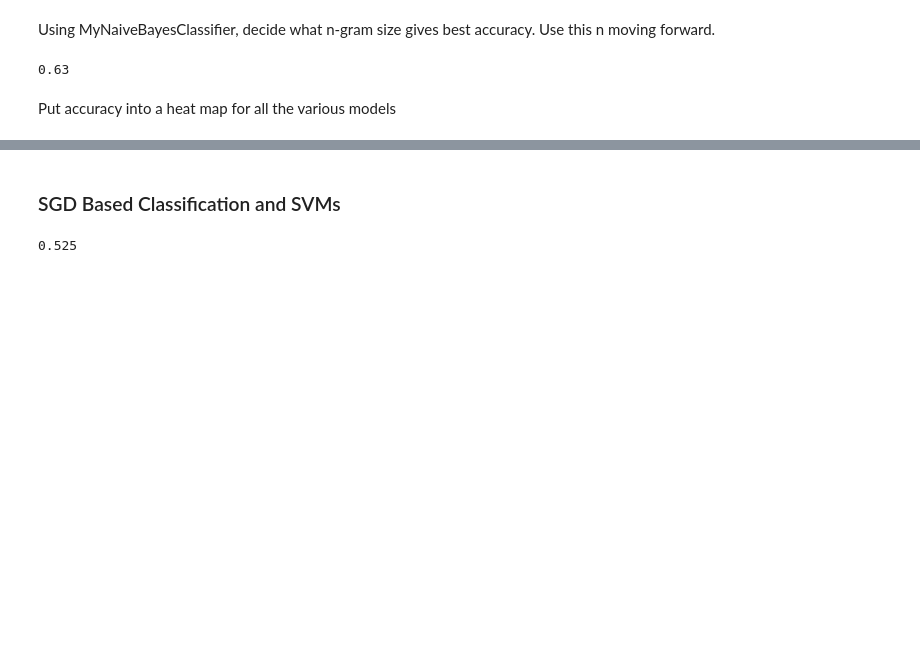
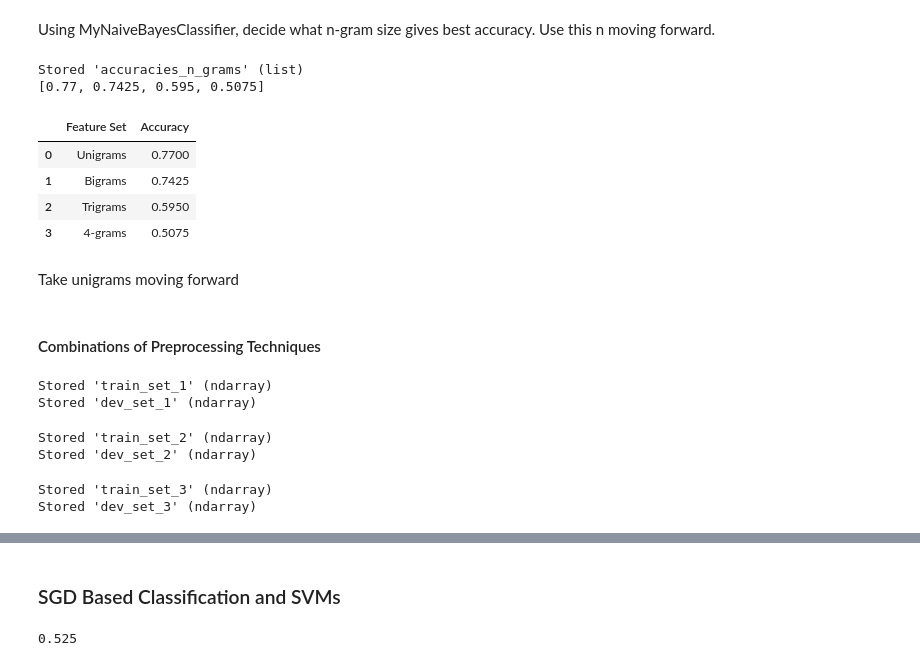
Before and after one commit to LChilvers05/NLP_Sentiment_Analysis, a Jupyter notebook: assignment.ipynb, the cells around one changed output, grey strips where cells are left out. Saved outputs shown, nothing was run; the diff lists cells and outputs as text; code cells hidden in the pictures; blank space fills up the shorter version.

```diff
--- a/assignment.ipynb
+++ b/assignment.ipynb
@@ -152,13 +165,71 @@ for i, train_set in enumerate(train_sets):
     accuracies_n_grams.append(accuracy_score(y_dev, predictions))
 
 %store accuracies_n_grams
-print(accuracies_n_grams)
+# %% [output]
+Stored 'accuracies_n_grams' (list)
+[0.77, 0.7425, 0.595, 0.5075]
-# %%
-clf = MultinomialNB()
-clf.fit(train_set_1, y_train)
-predictions = clf.predict(dev_set_1)
-accuracy_score(y_dev, predictions)
-# %% [output]
-0.63
-# %% [markdown]
-Put accuracy into a heat map for all the various models
+# %%
+%store -r accuracies_n_grams
+
+# present accuracies in data frame
+feature_set_names = ['Unigrams', 'Bigrams', 'Trigrams', '4-grams']
+data_frame = pd.DataFrame(columns=['Feature Set', 'Accuracy'])
+for i, feature_set_name in enumerate(feature_set_names):
+    data_frame = data_frame.append({'Feature Set': feature_set_name, 'Accuracy': accuracies_n_grams[i]}, ignore_index=True)
+
+data_frame
+# %% [output]
+|  | Feature Set | Accuracy |
+| 0 | Unigrams | 0.7700 |
+| 1 | Bigrams | 0.7425 |
+| 2 | Trigrams | 0.5950 |
+| 3 | 4-grams | 0.5075 |
+# %% [markdown]
+Take unigrams moving forward
+# %% [markdown]
+<h4>Combinations of Preprocessing Techniques</h4>
+# %%
+# Feature Set 1: stopwords removed, punctuation removed, lowercase, lemmatisation, TF-IDF
+preprocessor = MyPreprocessor()
+train_revs = preprocessor.preprocess(x_train, n_gram_len=1, is_stopwords_removed=True, is_punctuation_removed=True, is_lowercase=True, is_lemmatisation=True)
+dev_revs = preprocessor.preprocess(x_dev, n_gram_len=1, is_stopwords_removed=True, is_punctuation_removed=True, is_lowercase=True, is_lemmatisation=True)
+
+feature_generator = MyFeatureGenerator(preprocessor.vocab)
+train_set_1 = feature_generator.generate_features(train_revs, NormTech.TF_IDF)
+dev_set_1 = feature_generator.generate_features(dev_revs, NormTech.TF_IDF)
+
+%store train_set_1
+%store dev_set_1
+# %% [output]
+Stored 'train_set_1' (ndarray)
+Stored 'dev_set_1' (ndarray)
+# %%
+# Feature Set 2: stopwords removed, punctuation NOT removed, NOT lowercase, lemmatisation, TF-IDF
+preprocessor = MyPreprocessor()
+train_revs = preprocessor.preprocess(x_train, n_gram_len=1, is_stopwords_removed=True, is_punctuation_removed=False, is_lowercase=False, is_lemmatisation=True)
+dev_revs = preprocessor.preprocess(x_dev, n_gram_len=1, is_stopwords_removed=True, is_punctuation_removed=False, is_lowercase=False, is_lemmatisation=True)
+
+feature_generator = MyFeatureGenerator(preprocessor.vocab)
+train_set_2 = feature_generator.generate_features(train_revs, NormTech.TF_IDF)
+dev_set_2 = feature_generator.generate_features(dev_revs, NormTech.TF_IDF)
+
+%store train_set_2
+%store dev_set_2
+# %% [output]
+Stored 'train_set_2' (ndarray)
+Stored 'dev_set_2' (ndarray)
+# %%
+# Feature Set 3: stopwords removed, punctuation removed, lowercase, lemmatisation, PPMI
+preprocessor = MyPreprocessor()
+train_revs = preprocessor.preprocess(x_train, n_gram_len=1, is_stopwords_removed=True, is_punctuation_removed=True, is_lowercase=True, is_lemmatisation=True)
+dev_revs = preprocessor.preprocess(x_dev, n_gram_len=1, is_stopwords_removed=True, is_punctuation_removed=True, is_lowercase=True, is_lemmatisation=True)
+
+feature_generator = MyFeatureGenerator(preprocessor.vocab)
+train_set_3 = feature_generator.generate_features(train_revs, NormTech.PPMI)
+dev_set_3 = feature_generator.generate_features(dev_revs, NormTech.PPMI)
+
+%store train_set_3
+%store dev_set_3
+# %% [output]
+Stored 'train_set_3' (ndarray)
+Stored 'dev_set_3' (ndarray)
```
Also changed, not shown: parts of 12 cells of this notebook, 2 other files.
